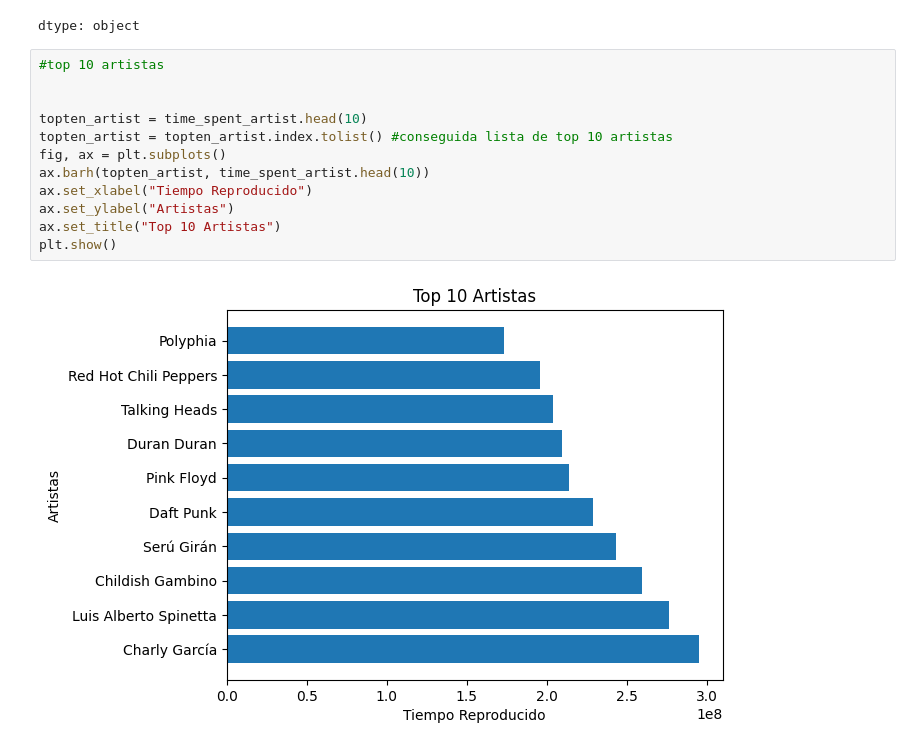
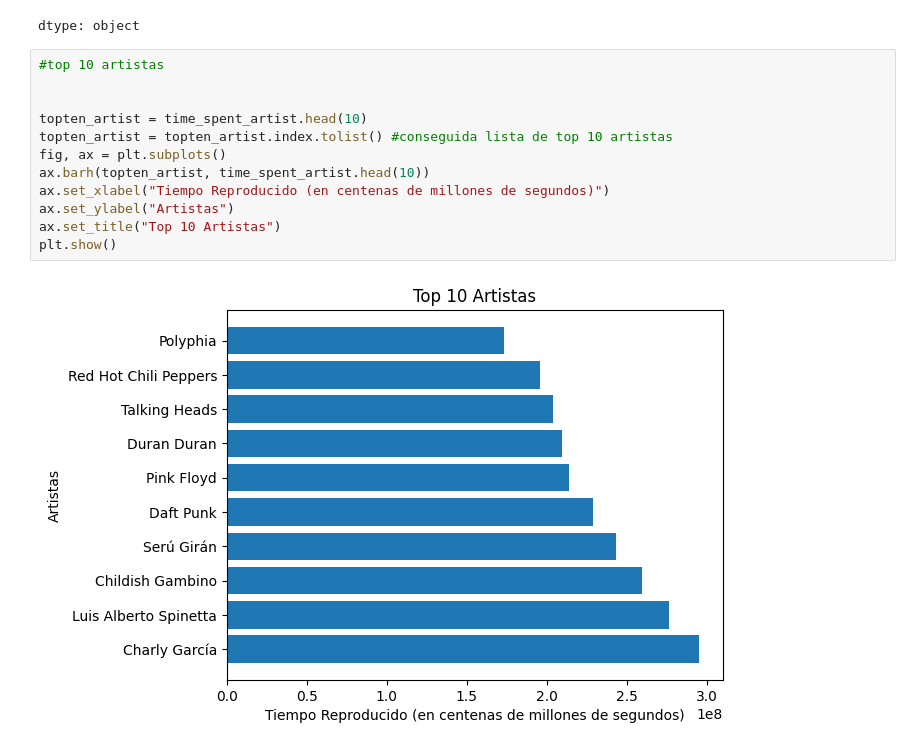
Before and after one commit to Skuerjuan/spotify_chona, a Jupyter notebook: main.ipynb, the cells around one changed output. Saved outputs shown, nothing was run; the diff lists cells and outputs as text.

```diff
--- a/main.ipynb
+++ b/main.ipynb
@@ -136,17 +136,17 @@ dtype: object
 # %%
 #top 10 artistas
 
 
 topten_artist = time_spent_artist.head(10)
 topten_artist = topten_artist.index.tolist() #conseguida lista de top 10 artistas
 fig, ax = plt.subplots()
 ax.barh(topten_artist, time_spent_artist.head(10))
-ax.set_xlabel("Tiempo Reproducido")
+ax.set_xlabel("Tiempo Reproducido (en centenas de millones de segundos)")
 ax.set_ylabel("Artistas")
 ax.set_title("Top 10 Artistas")
 plt.show()
 # %% [output]
-[figure, old version]
+[figure, new version]
 # %%
 #top 10 canciones
 
```
Also changed, not shown: parts of 4 cells of this notebook.
